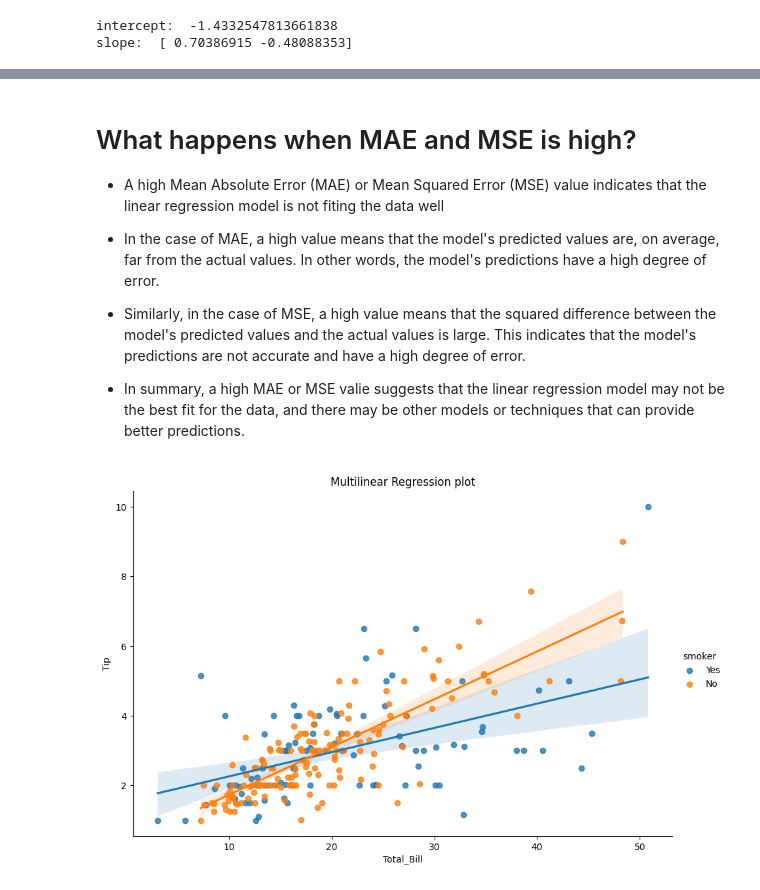
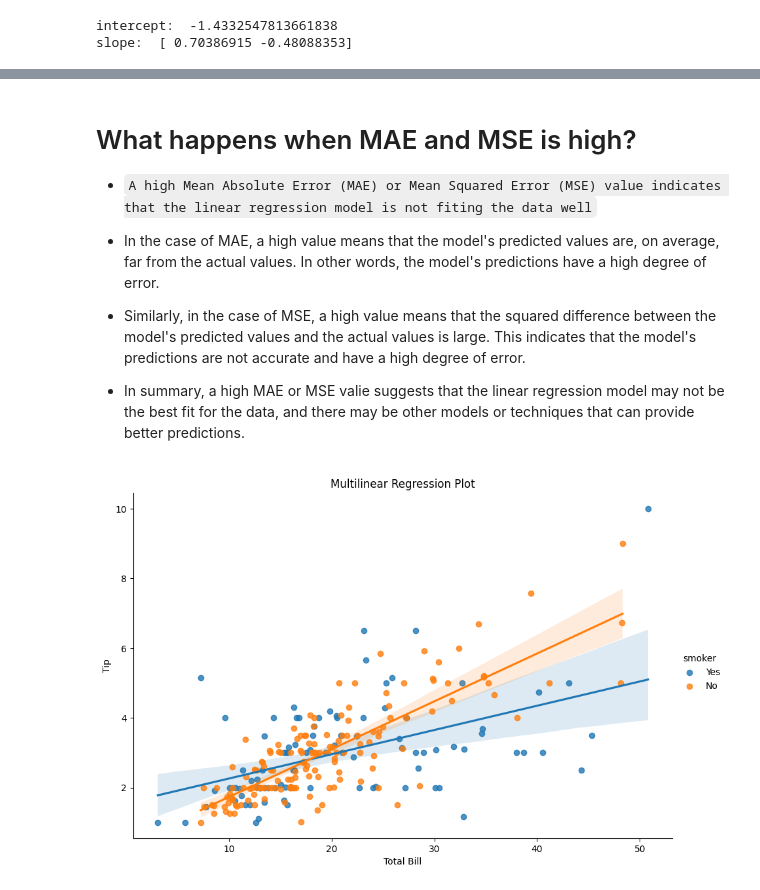
Before and after one commit to Abdul-Qadir3/MACHINE_LEARNING, a Jupyter notebook: 02_ML_Models/02_Multi_LR.ipynb, the cells around one changed output, grey strips where cells are left out. Cells and saved outputs as stored; diff of their text form; code cells hidden in the pictures.

```diff
--- a/02_ML_Models/02_Multi_LR.ipynb
+++ b/02_ML_Models/02_Multi_LR.ipynb
@@ -98,26 +104,29 @@ In other words, a high R2 value means that the linear regression model can accur
 # %% [markdown]
 # What happens when MAE and MSE is high?
-- A high Mean Absolute Error (MAE) or Mean Squared Error (MSE) value indicates that the linear regression model is not fiting the data well
+- `A high Mean Absolute Error (MAE) or Mean Squared Error (MSE) value indicates that the linear regression model is not fiting the data well`
 - In the case of MAE, a high value means that the model's predicted values are, on average, far from the actual values. In other words, the model's predictions have a high degree of error.
 
 - Similarly, in the case of MSE, a high value means that the squared difference between the model's predicted values and the actual values is large.
 This indicates that the model's predictions are not accurate and have a high degree of error.
 - In summary, a high MAE or MSE valie suggests that the linear regression model may not be the best fit for the data, and there may be other
 models or techniques that can provide better predictions.
-# %%
-# Import the necessary libraries
-import seaborn as sns
-
-#Load the data
-data = sns.load_dataset('tips')
-
-#create a multilinear regression plot
-sns.lmplot(x= 'total_bill', y='tip' , hue= 'smoker' , data=data , height=6 , aspect=1.5)
-
-#add labels to teh plot
-plt.xlabel('Total_Bill')
-plt.ylabel('Tip')
-plt.title('Multilinear Regression plot')
-plt.show()
-# %% [output]
-[figure, removed]
+# %%
+# Create a multilinear regression plot
+# sns.lmplot(): Function to create a scatter plot with a linear regression line
+# x='total_bill': Specify the independent variable for the x-axis
+# y='tip': Specify the dependent variable for the y-axis
+# hue='smoker': Group the data points by the 'smoker' variable and plot separate regression lines for each group
+# data=data: Use the 'tips' dataset as the source of data
+# height=6: Set the height of the plot to 6 inches
+# aspect=1.5: Set the aspect ratio of the plot
+sns.lmplot(x='total_bill', y='tip', hue='smoker', data=data, height=6, aspect=1.5)
+
+# Add labels to the plot
+plt.xlabel('Total Bill')  # Label for the x-axis
+plt.ylabel('Tip')  # Label for the y-axis
+plt.title('Multilinear Regression Plot')  # Title of the plot
+
+# Display the plot
+plt.show()  # Show the plot on the screen
+# %% [output]
+[figure, added]
```
Also changed, not shown: parts of 8 cells of this notebook, 2 other files.
